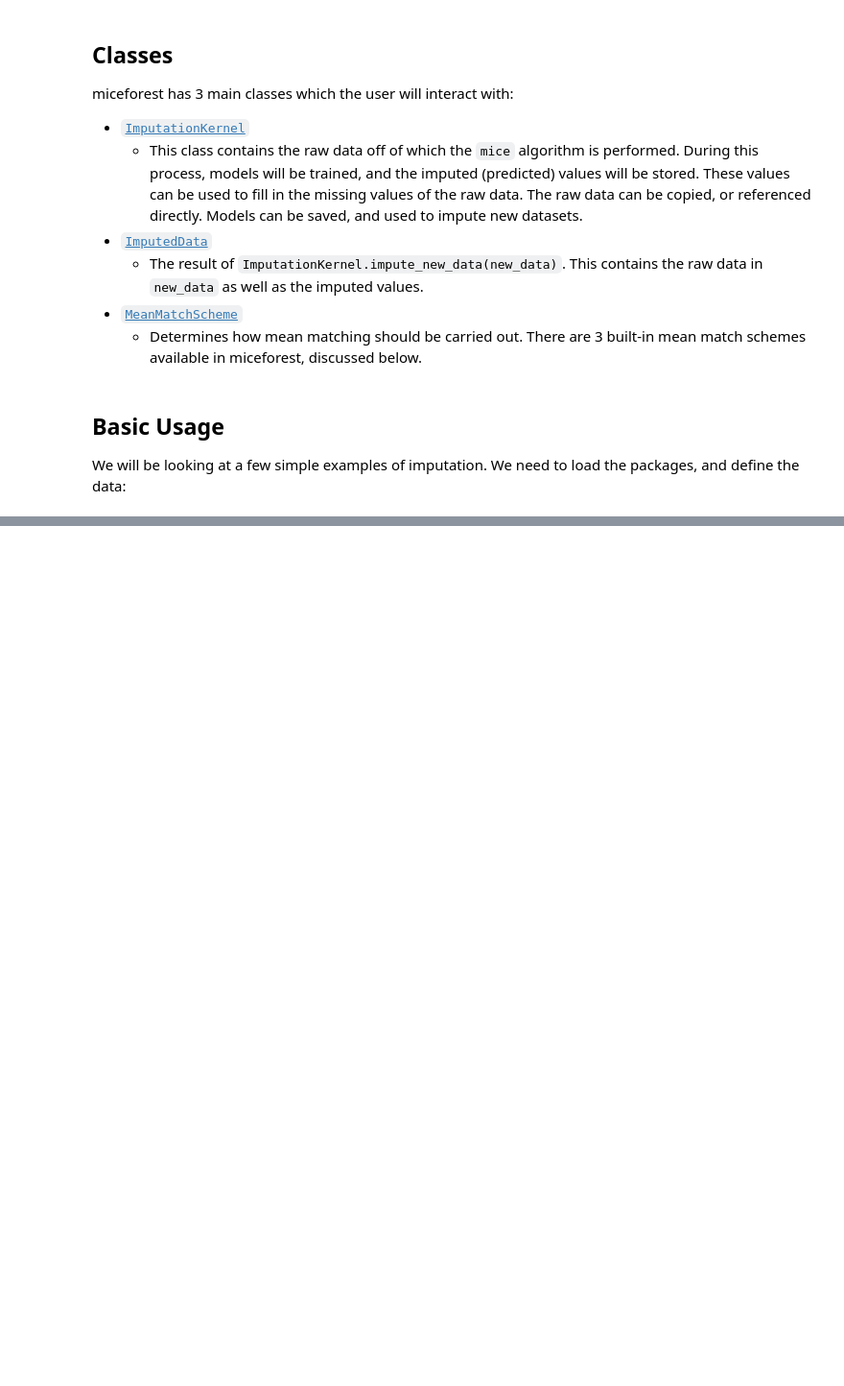
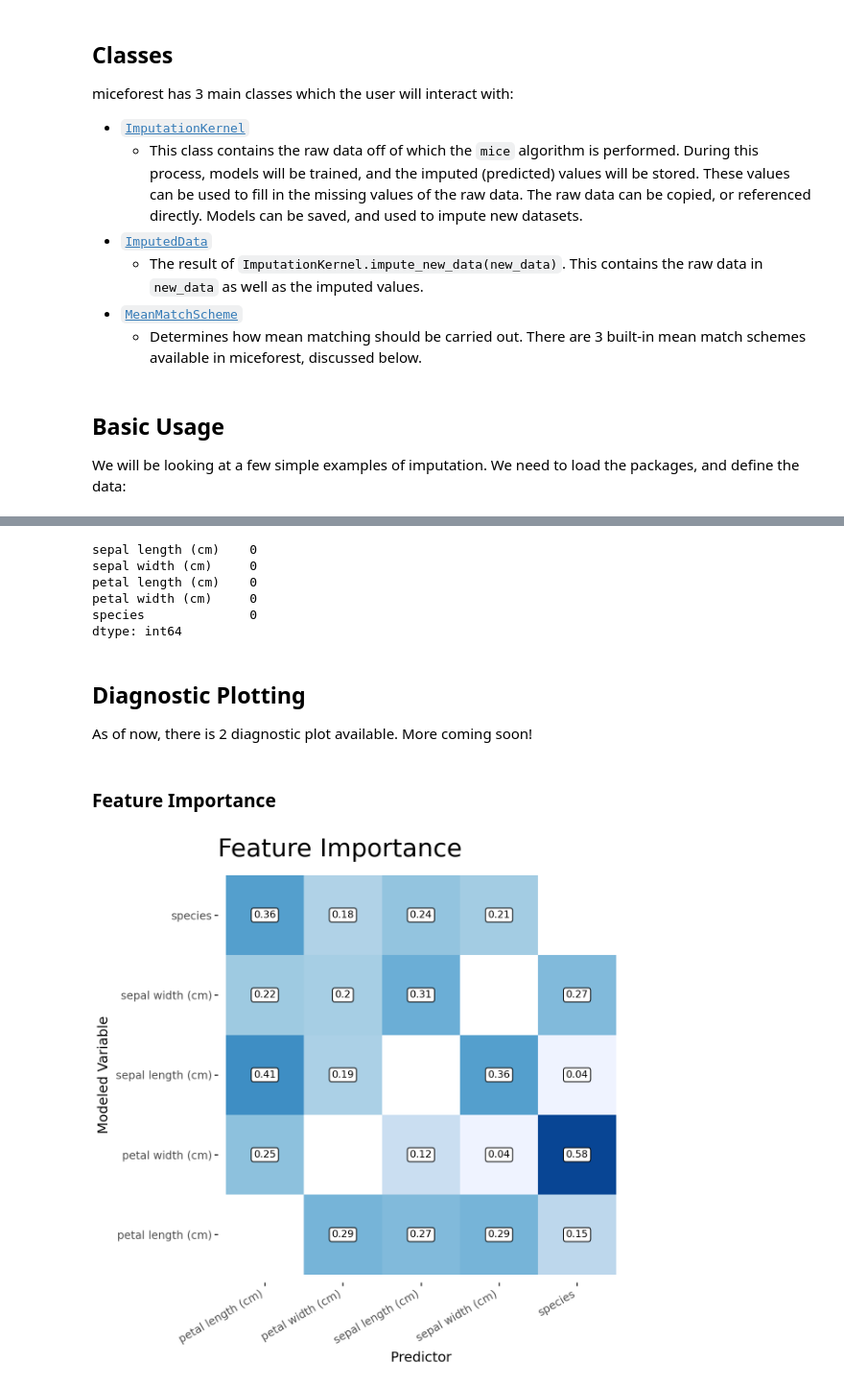
Before and after one commit to AnotherSamWilson/miceforest, a Jupyter notebook: README_gen.ipynb, the cells around one changed output, grey strips where cells are left out. Shown at 96% size. Saved outputs shown, nothing was run; the diff lists cells and outputs as text; code cells hidden in the pictures; blank space fills up the shorter version.

```diff
--- a/README_gen.ipynb
+++ b/README_gen.ipynb
@@ -159,0 +147,11 @@ iris_amp = mf.ampute_data(iris,perc=0.25,random_state=1991)
+# %%
+import miceforest as mf
+from sklearn.datasets import load_iris
+import pandas as pd
+import numpy as np
+
+# Load data and introduce missing values
+iris = pd.concat(load_iris(as_frame=True,return_X_y=True),axis=1)
+iris.rename({"target": "species"}, inplace=True, axis=1)
+iris['species'] = iris['species'].astype('category')
+iris_amp = mf.ampute_data(iris,perc=0.25,random_state=1991)
@@ -159,0 +403,5 @@ iris_amp = mf.ampute_data(iris,perc=0.25,random_state=1991)
+# %%
+# Set petal length (cm) in our amputed data
+# to original values with no missing data.
+iris_amp['sepal width (cm)'] = iris['sepal width (cm)'].copy()
+iris_amp.isnull().sum()
@@ -159,0 +415,8 @@ iris_amp = mf.ampute_data(iris,perc=0.25,random_state=1991)
+# %%
+kernel = mf.ImputationKernel(
+    data=iris_amp,
+    variable_schema=iris_amp.columns.to_list(),
+    num_datasets=1,
+    random_state=1,
+)
+kernel.mice(1)
@@ -159,0 +624,20 @@ iris_amp = mf.ampute_data(iris,perc=0.25,random_state=1991)
+# %%
+kernel_inplace.complete_data(dataset=0, inplace=True)
+print(iris_amp.isnull().sum(0))
+# %% [output]
+sepal length (cm)    0
+sepal width (cm)     0
+petal length (cm)    0
+petal width (cm)     0
+species              0
+dtype: int64
+# %% [markdown]
+## Diagnostic Plotting
+
+As of now, there is 2 diagnostic plot available. More coming soon!
+# %% [markdown]
+### Feature Importance
+# %%
+kernel.plot_feature_importance(dataset=0)
+# %% [output]
+[figure, added]
```
Also changed, not shown: parts of 54 cells of this notebook, 1 other file.
